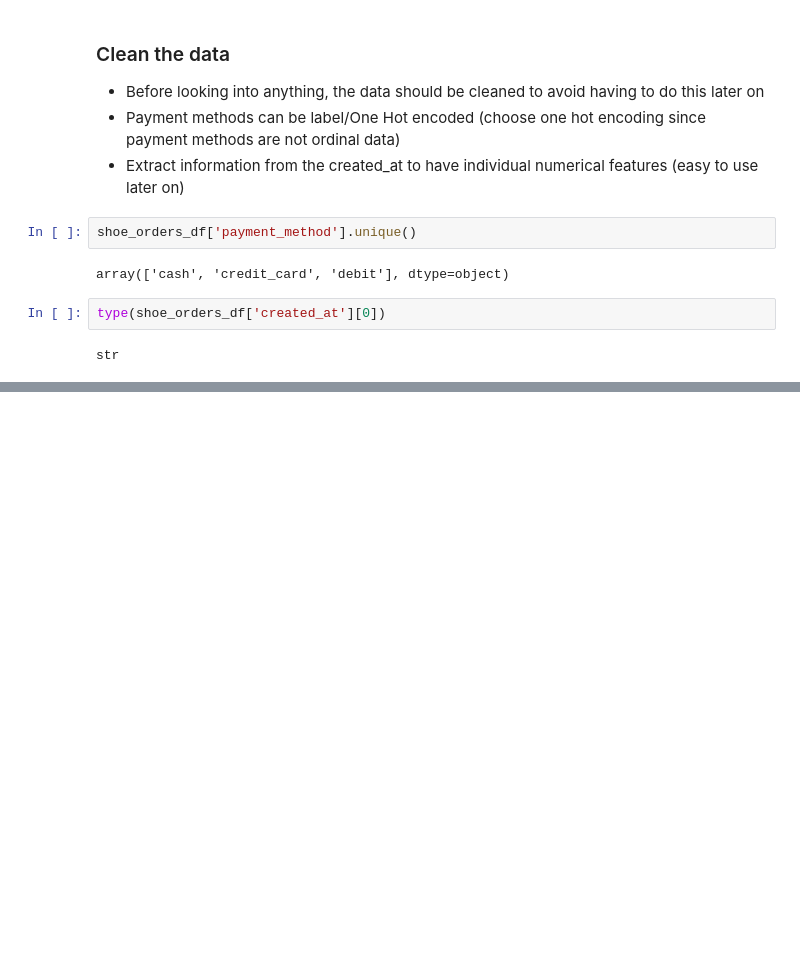
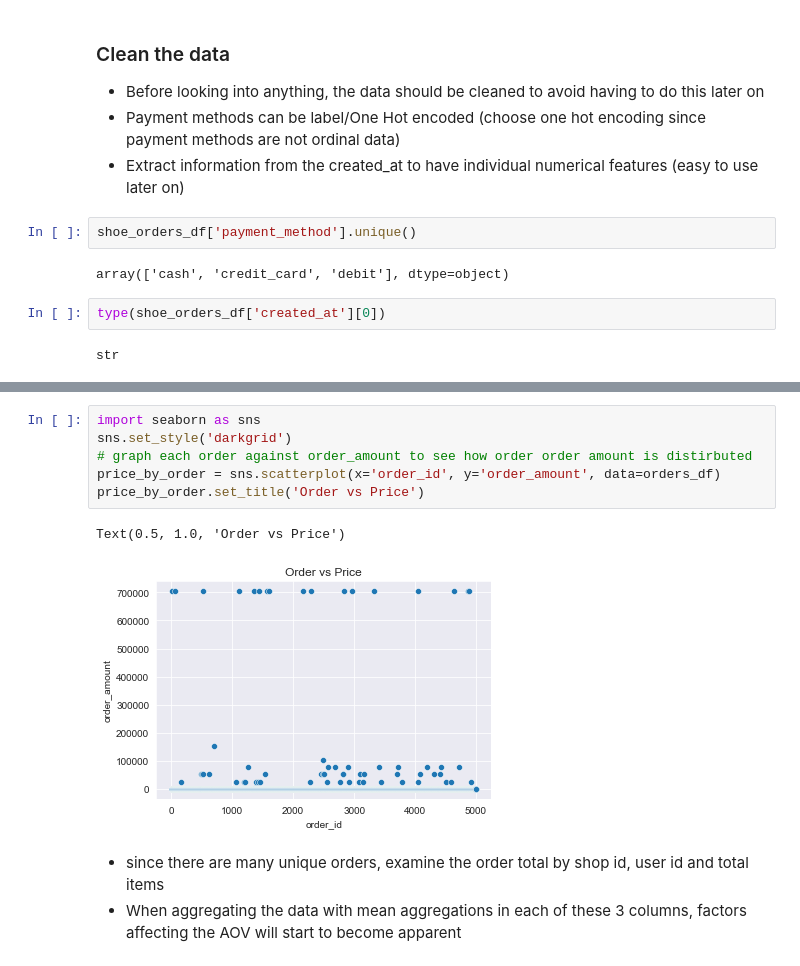
Before and after one commit to Nick-palmar/shopify_data_science_intern_challenge, a Jupyter notebook: q1.ipynb, the cells around one changed output, grey strips where cells are left out. Drawn from its saved outputs; the diff is of its cells as text; blank space fills up the shorter version.

```diff
--- a/q1.ipynb
+++ b/q1.ipynb
@@ -53,0 +127,12 @@ str
+# %%
+import seaborn as sns
+sns.set_style('darkgrid')
+# graph each order against order_amount to see how order order amount is distirbuted
+price_by_order = sns.scatterplot(x='order_id', y='order_amount', data=orders_df)
+price_by_order.set_title('Order vs Price')
+# %% [output]
+Text(0.5, 1.0, 'Order vs Price')
+[figure, added]
+# %% [markdown]
+- since there are many unique orders, examine the order total by shop id, user id and total items
+- When aggregating the data with mean aggregations in each of these 3 columns, factors affecting the AOV will start to become apparent
```
Also changed, not shown: parts of 22 cells of this notebook, 1 other file.
